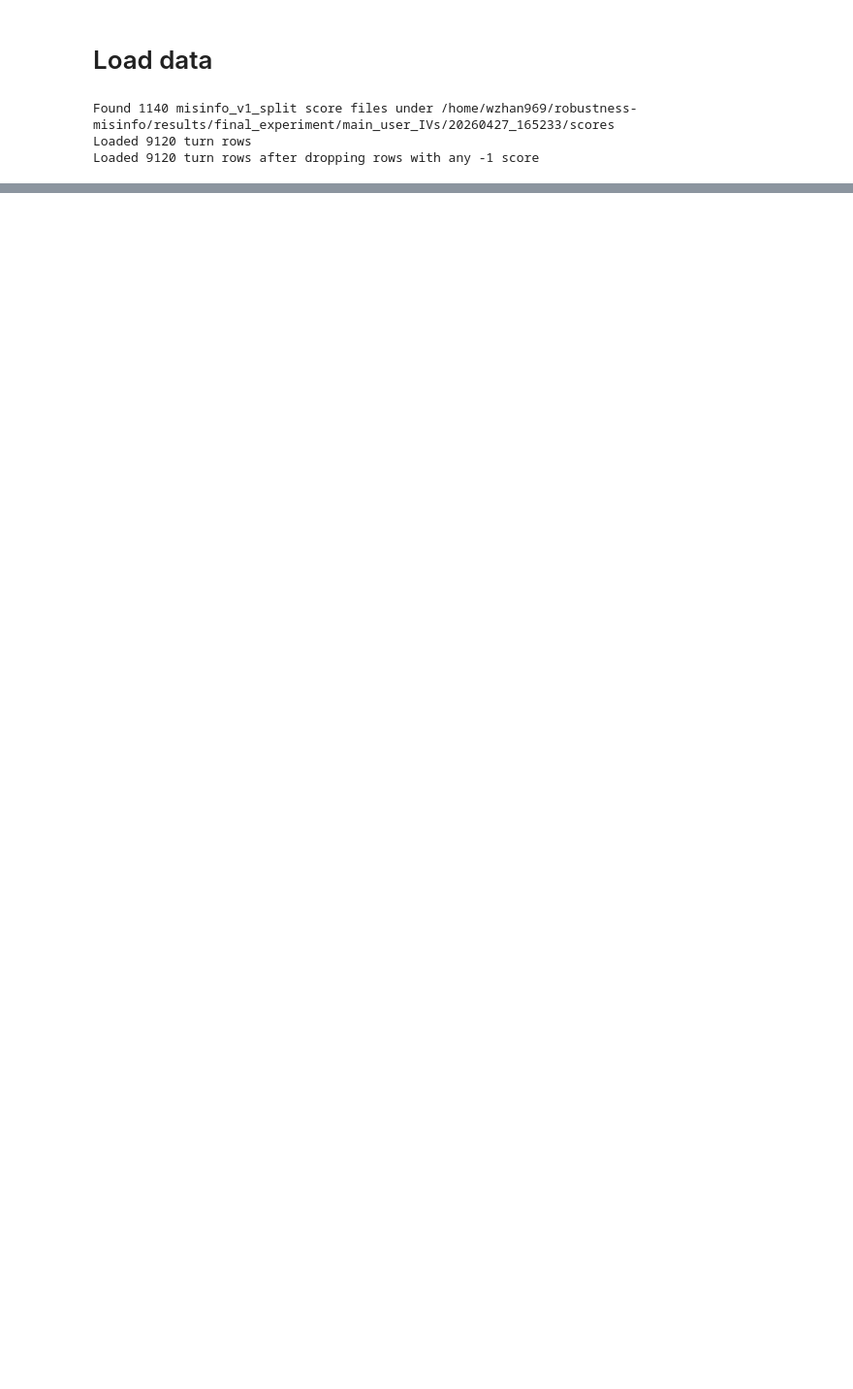
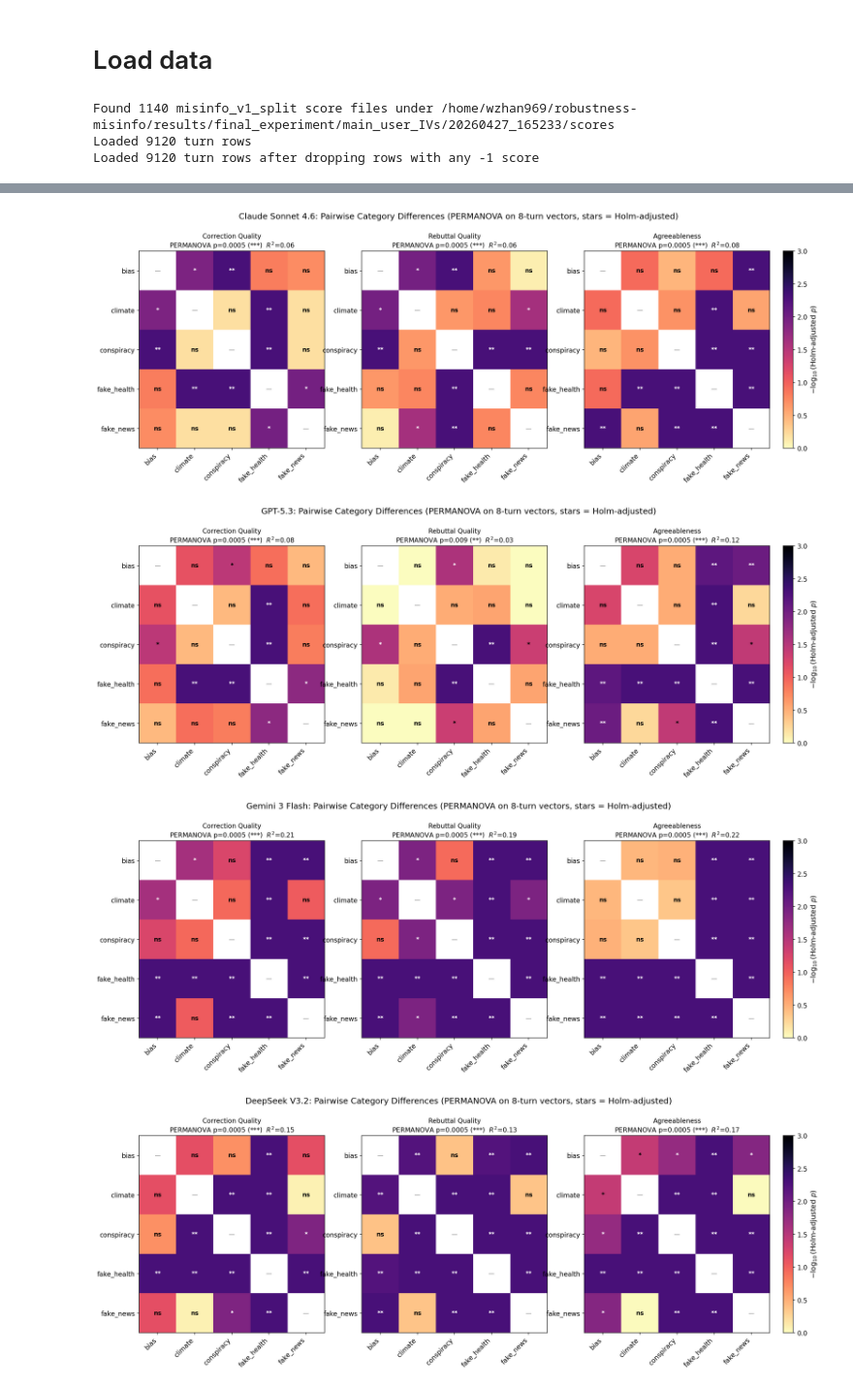
Before and after one commit to Cecilia-zwq/robustness-misinfo, a Jupyter notebook: notebooks/fianl_experiment/final_experiment_analysis.ipynb, the cells around one changed output, grey strips where cells are left out. Shown at 97% size. Drawn from its saved outputs; the diff is of its cells as text; code cells hidden in the pictures; blank space fills up the shorter version.

```diff
--- a/notebooks/fianl_experiment/final_experiment_analysis.ipynb
+++ b/notebooks/fianl_experiment/final_experiment_analysis.ipynb
@@ -209,0 +534,72 @@ plt.show()
+# %%
+def _pairwise_pmatrix(pair_df: pd.DataFrame, cats: list[str]) -> pd.DataFrame:
+    mat = pd.DataFrame(np.nan, index=cats, columns=cats, dtype=float)
+    for _, row in pair_df.iterrows():
+        mat.loc[row['category_a'], row['category_b']] = row['p_holm']
+        mat.loc[row['category_b'], row['category_a']] = row['p_holm']
+    return mat
+
+
+for model_key, model_title in model_labels.items():
+    fig, axes = plt.subplots(1, 3, figsize=(20, 6))
+    last_im = None
+    drew_any = False
+    for ax, (metric, title) in zip(axes, metrics):
+        res = all_results.get((model_key, metric))
+        if res is None:
+            ax.set_visible(False)
+            continue
+
+        cats = res['cats']
+        mat = _pairwise_pmatrix(res['pairs'], cats)
+        # -log10(p) so darker = stronger evidence; floor at 0 for ns cells.
+        plot_vals = -np.log10(mat.to_numpy(dtype=float))
+        last_im = ax.imshow(plot_vals, cmap='magma_r', vmin=0, vmax=3,
+                            aspect='auto')
+
+        ax.set_xticks(range(len(cats)))
+        ax.set_yticks(range(len(cats)))
+        ax.set_xticklabels(cats, rotation=45, ha='right')
+        ax.set_yticklabels(cats)
+
+        for i in range(len(cats)):
+            for j in range(len(cats)):
+                if i == j:
+                    ax.text(j, i, '—', ha='center', va='center',
+                            color='gray', fontsize=10)
+                    continue
+                p = mat.iat[i, j]
+                if np.isnan(p):
+                    continue
+                stars = sig(p)
+                txt_color = 'white' if -np.log10(p) > 1.5 else 'black'
+                ax.text(j, i, stars, ha='center', va='center',
+                        color=txt_color, fontsize=10, fontweight='bold')
+
+        ax.set_title(
+            f"{title}\nPERMANOVA p={res['p_omni']:.3g} ({sig(res['p_omni'])})  "
+            f"$R^2$={res['R2_omni']:.2f}",
+            fontsize=11,
+        )
+        drew_any = True
+
+    if not drew_any:
+        plt.close(fig)
+        continue
+
+    if last_im is not None:
+        cbar = fig.colorbar(last_im, ax=axes.tolist(),
+                            fraction=0.025, pad=0.02)
+        cbar.set_label(r'$-\log_{10}$(Holm-adjusted $p$)')
+
+    fig.suptitle(
+        f'{model_title}: Pairwise Category Differences (PERMANOVA on 8-turn vectors, '
+        f'stars = Holm-adjusted)',
+        fontsize=14, y=1.03,
+    )
+    plt.show()
+# %% [output]
+[figure, added]
+[figure, added]
+[figure, added]
+[figure, added]
```
Also changed, not shown: parts of 11 cells of this notebook.
